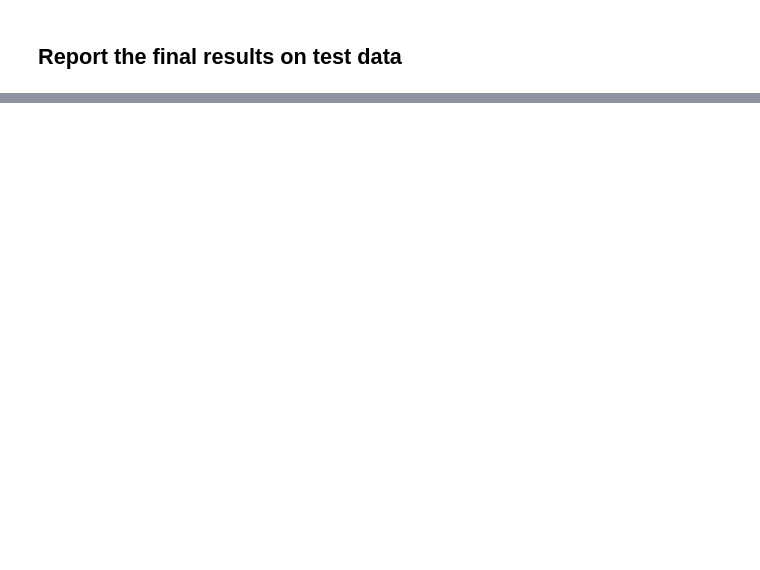
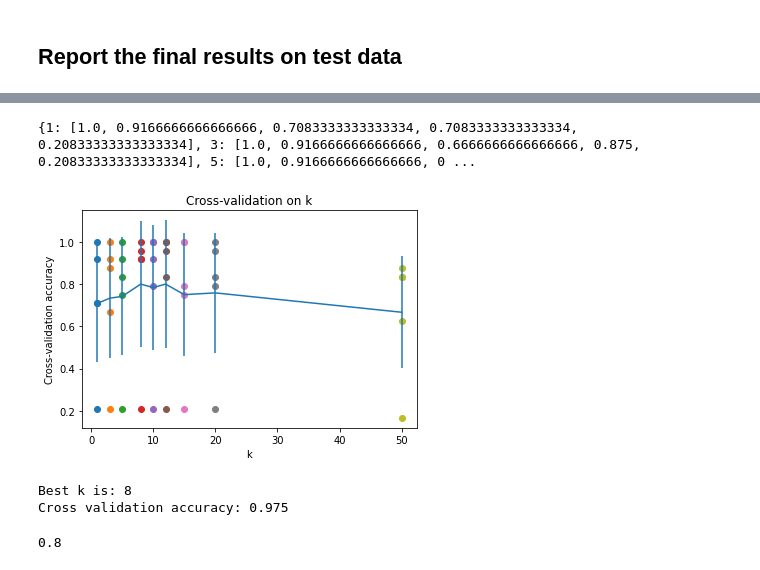
Before and after one commit to ak06645/Mini-Project-ML, a Jupyter notebook: KNN_stratified.ipynb, the cells around one changed output, grey strips where cells are left out. Saved outputs shown, nothing was run; the diff lists cells and outputs as text; code cells hidden in the pictures; blank space fills up the shorter version.

```diff
--- a/KNN_stratified.ipynb
+++ b/KNN_stratified.ipynb
@@ -174,0 +264,61 @@ plt.show()
+# %%
+# Using Sklearn for stratified n-fold - StratifiedKFold
+from sklearn.model_selection import StratifiedKFold, KFold
+
+skf = StratifiedKFold()
+skf.get_n_splits(X_train, y_train)
+k_choices = sorted([1, 3, 5, 8, 10, 12, 15, 20, 50])
+
+k_accuracy = {}
+count = 0
+
+for k in k_choices:
+    knn = KNeighborsClassifier(n_neighbors=k)
+
+    accuracy = []
+    for train_index, val_index in skf.split(X_train, y_train):
+#         print("TRAIN:", train_index, "TEST:", val_index)
+        X_tr, X_val = X[train_index], X[val_index]
+        y_tr, y_val = y[train_index], y[val_index]
+
+        knn.fit(X_tr, y_tr)
+        y_pred = knn.predict(X_val)
+
+        accuracy.append(metrics.accuracy_score(y_val, y_pred))
+    k_accuracy[k] = accuracy
+
+print(k_accuracy)
+# %% [output]
+{1: [1.0, 0.9166666666666666, 0.7083333333333334, 0.7083333333333334, 0.20833333333333334], 3: [1.0, 0.9166666666666666, 0.6666666666666666, 0.875, 0.20833333333333334], 5: [1.0, 0.9166666666666666, 0 ...
+# %%
+# plot the raw observations
+for k in k_choices:
+    accuracies = k_accuracy[k]
+    plt.scatter([k] * len(accuracies), accuracies)
+
+# plot the trend line with error bars that correspond to standard deviation
+accuracies_mean = np.array([np.mean(v) for k,v in sorted(k_accuracy.items())])
+accuracies_std = np.array([np.std(v) for k,v in sorted(k_accuracy.items())])
+plt.errorbar(k_choices, accuracies_mean, yerr=accuracies_std)
+plt.title('Cross-validation on k')
+plt.xlabel('k')
+plt.ylabel('Cross-validation accuracy')
+plt.show()
+# %% [output]
+[figure, added]
+# %%
+# Based on the cross-validation results above, choose the best value for k
+best_k = k_choices[np.argmax(accuracies_mean)]
+print("Best k is:",best_k)
+print("Cross validation accuracy:",np.max(accuracies_mean))
+# %% [output]
+Best k is: 8
+Cross validation accuracy: 0.975
+# %%
+# Checking result on testing data
+knn = KNeighborsClassifier(n_neighbors=best_k)
+knn.fit(X_train, y_train)
+y_pred = knn.predict(X_test)
+print(metrics.accuracy_score(y_test, y_pred))
+# %% [output]
+0.8
```
Also changed, not shown: parts of 19 cells of this notebook, 3 other files.
